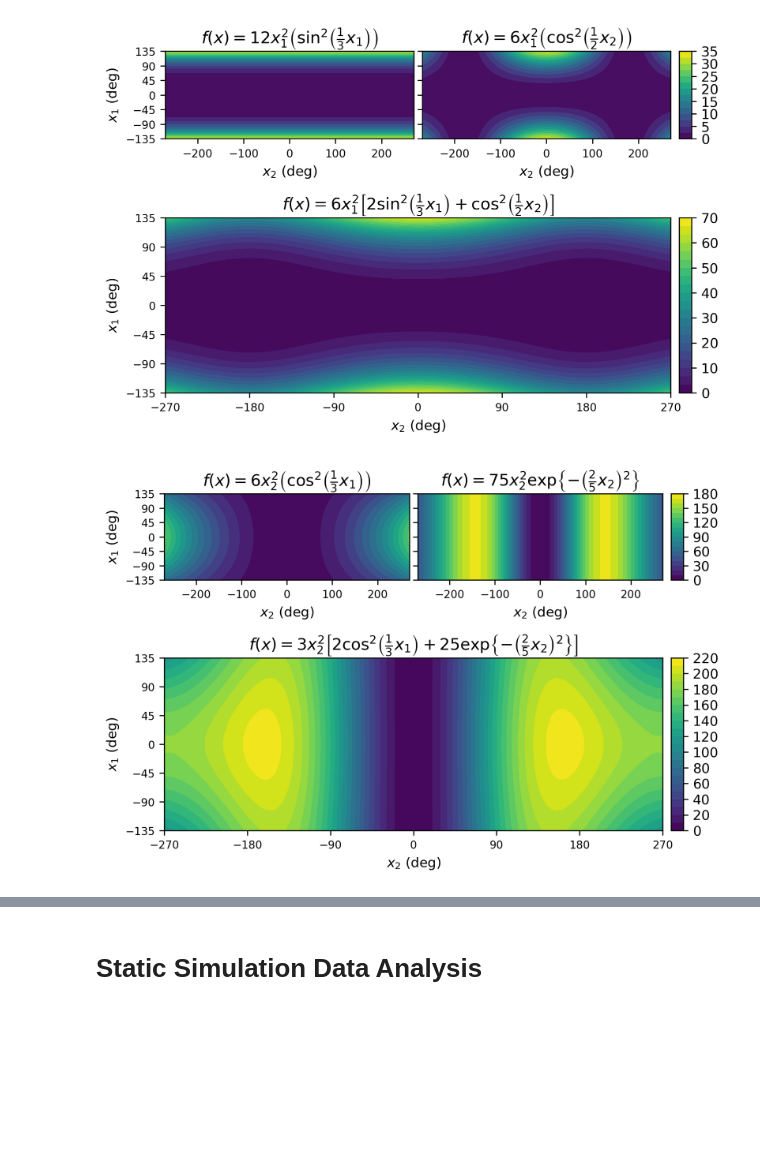
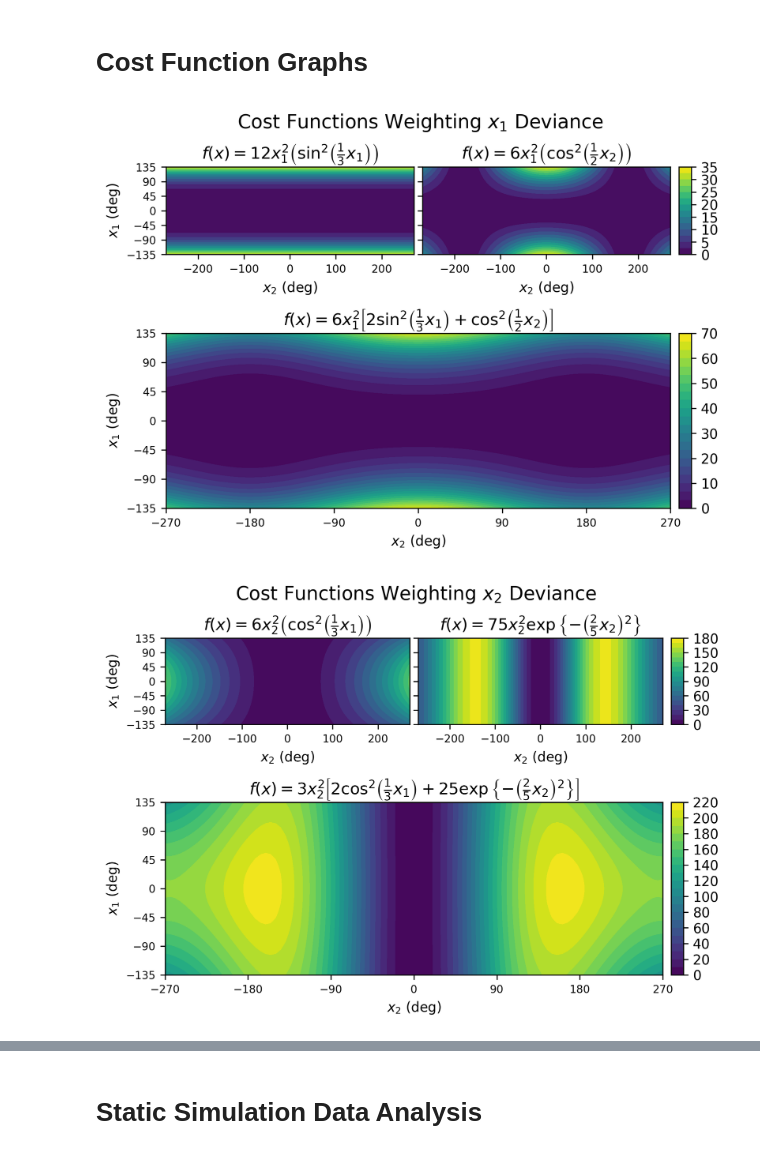
Before and after one commit to almondthief/rotary, a Jupyter notebook: Plots.ipynb, the cells around one changed output, grey strips where cells are left out. Drawn from its saved outputs; the diff is of its cells as text; code cells hidden in the pictures; blank space fills up the shorter version.

Commit message:
Updated Plot File
Introduced toggles for file saving and graph titles.
Improved graphs to show more than 1 result.

```diff
--- a/Plots.ipynb
+++ b/Plots.ipynb
@@ -0,0 +10,3 @@
+# %%
+graph_title = True
+save_graph = False
@@ -28,3 +86,5 @@ def legend_title_left(leg):
+# %% [markdown]
+# Cost Function Graphs
 # %%
 def cost_function1(state, control):
     x1, x2, x3, x4 = state
@@ -130,38 +190,41 @@ ax3.set_title(r'$f(x) = 6x_1^2\left[2\sin^2\left(\frac{1}{3}x_1\right) + \cos^2\
 
 #axis labels
 ax1.set_xlabel(r'$x_2$ (deg)', size = 10)
 ax2.set_xlabel(r'$x_2$ (deg)', size = 10)
 ax3.set_xlabel(r'$x_2$ (deg)', size = 10)
 ax1.set_ylabel(r'$x_1$ (deg)', size = 10)
 ax3.set_ylabel(r'$x_1$ (deg)', size = 10)
 
 # axis limits
 ax1.set_yticks(np.linspace(np.min(np.rad2deg(x1)), np.max(np.rad2deg(x1)), 7, dtype = np.int32))
 ax2.set_yticks(np.linspace(np.min(np.rad2deg(x1)), np.max(np.rad2deg(x1)), 7, dtype = np.int32))
 ax3.set_yticks(np.linspace(np.min(np.rad2deg(x1)), np.max(np.rad2deg(x1)), 7, dtype = np.int32))
 ax3.set_xticks(np.linspace(np.min(np.rad2deg(x2)), np.max(np.rad2deg(x2)), 7, dtype = np.int32))
 
 #axis font size
 ax1.tick_params(axis='both', labelsize=8)
 ax2.tick_params(axis='both', labelsize=8)
 ax3.tick_params(axis='both', labelsize=8)
 
 #colour bars
 ax_cp1 = plt.subplot(gs1[0, 2])
 col1 = plt.colorbar(cp1, cax = ax_cp1)
-col1.set_ticks(np.arange(0, max_int+5, 5, dtype= np.int32))
-col1.set_ticklabels(np.arange(0, max_int+5, 5, dtype= np.int32))
+col1.set_ticks(np.arange(0, 40, 5, dtype= np.int32))
+col1.set_ticklabels(np.arange(0, 40, 5, dtype= np.int32))
 
 ax_cp3 = plt.subplot(gs1[1, 2])
 col2 = plt.colorbar(cp3, cax = ax_cp3)
 col2.set_ticks(np.arange(0, 80, 10, dtype= np.int32))
 col2.set_ticklabels(np.arange(0, 80, 10, dtype= np.int32))
 
-#fig.suptitle('Cost Functions Weighting $x_1$ Deviance', size = 20)
-plt.savefig('x1dev.png', bbox_inches='tight')
+if graph_title:
+    fig.suptitle('Cost Functions Weighting $x_1$ Deviance', size = 14, y=1)
+
+if save_graph:
+    plt.savefig('x1dev.png', bbox_inches='tight')
 plt.show()
 # %% [output]
-[figure, old version]
+[figure, new version]
 # %%
 fig = plt.figure()
 
@@ -215,19 +278,22 @@ ax3.tick_params(axis='both', labelsize=8)
 #colour bars
 ax_cp1 = plt.subplot(gs1[0, 2])
 col1 = plt.colorbar(cp1, cax = ax_cp1)
-col1.set_ticks(np.arange(0, max_int+10, 30, dtype= np.int32))
-col1.set_ticklabels(np.arange(0, max_int+10, 30, dtype= np.int32))
+col1.set_ticks(np.arange(0, 190, 30, dtype= np.int32))
+col1.set_ticklabels(np.arange(0, 190, 30, dtype= np.int32))
 
 ax_cp3 = plt.subplot(gs1[1, 2])
 col2 = plt.colorbar(cp3, cax = ax_cp3)
 col2.set_ticks(np.arange(0, max_int+10, 20, dtype= np.int32))
 col2.set_ticklabels(np.arange(0, max_int+10, 20, dtype= np.int32))
 
-# save and show
-plt.savefig('x2dev.png', bbox_inches='tight')
+if graph_title:
+    fig.suptitle('Cost Functions Weighting $x_2$ Deviance', size = 14, y=1)
+
+if save_graph:
+    plt.savefig('x2dev.png', bbox_inches='tight')
 plt.show()
 # %% [output]
-[figure, old version]
+[figure, new version]
 # %%
 # calculating contour plot values
 x1_list = np.linspace(-np.deg2rad(135), np.deg2rad(135), 100)
```
Also changed, not shown: parts of 27 cells of this notebook.
